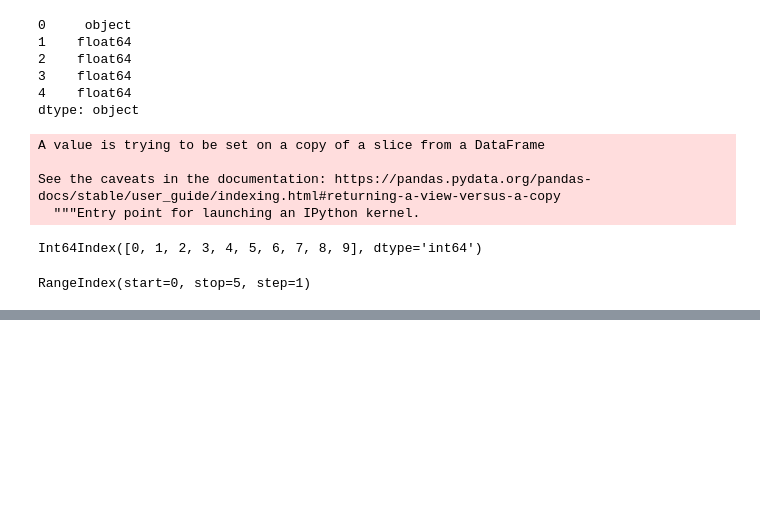
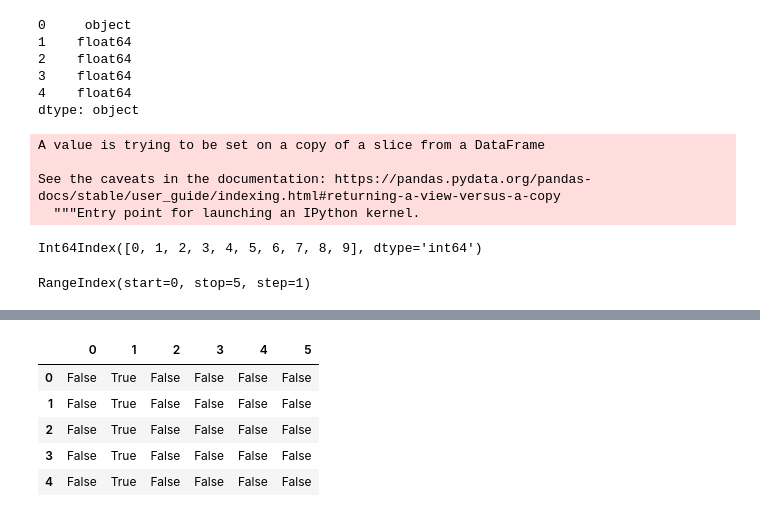
Before and after one commit to DhrupalGP/Pandas, a Jupyter notebook: Pandas/pandas_tutorial.ipynb, the cells around one changed output, grey strips where cells are left out. Cells and saved outputs as stored; diff of their text form; code cells hidden in the pictures; blank space fills up the shorter version.

```diff
--- a/Pandas/pandas_tutorial.ipynb
+++ b/Pandas/pandas_tutorial.ipynb
@@ -307,0 +607,10 @@ df
+# %%
+#show null values in bool form
+newdf.isnull()
+# %% [output]
+|  | 0 | 1 | 2 | 3 | 4 | 5 |
+| 0 | False | True | False | False | False | False |
+| 1 | False | True | False | False | False | False |
+| 2 | False | True | False | False | False | False |
+| 3 | False | True | False | False | False | False |
+| 4 | False | True | False | False | False | False |
```
Also changed, not shown: parts of 68 cells of this notebook.
